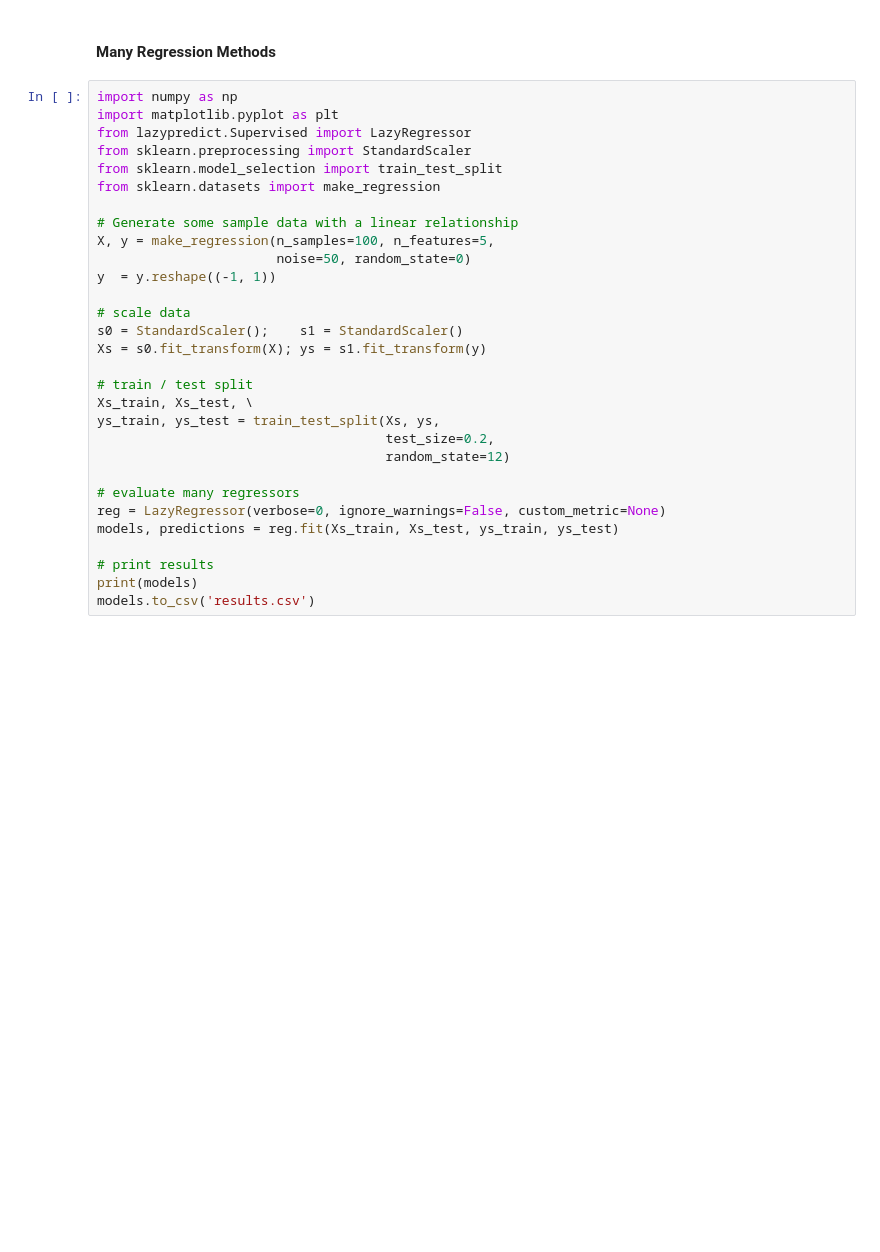
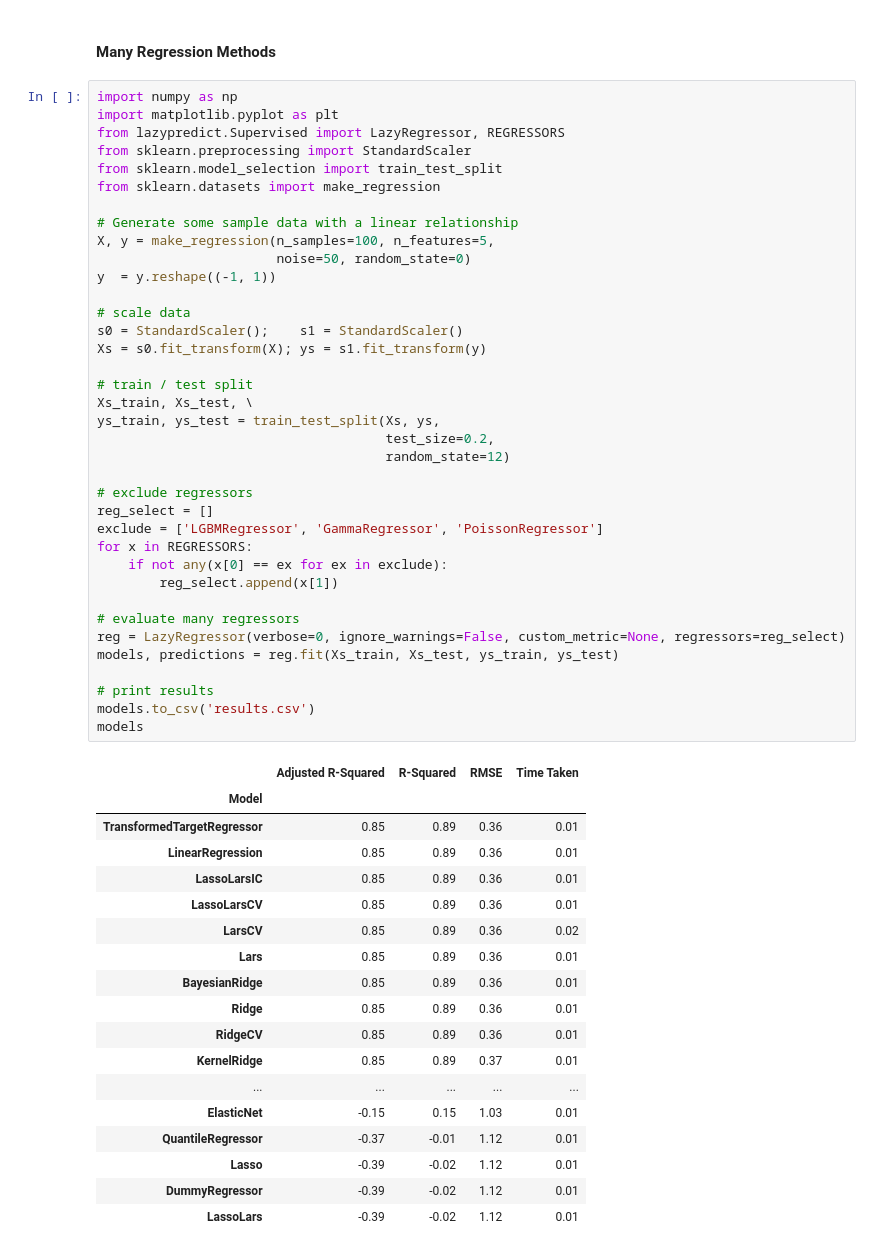
Before and after one commit to APMonitor/pds, a Jupyter notebook: Regression.ipynb, the cells around one changed output. Cells and saved outputs as stored; diff of their text form; blank space fills up the shorter version.

```diff
--- a/Regression.ipynb
+++ b/Regression.ipynb
@@ -99,30 +105,56 @@ plt.show()
 # %%
 import numpy as np
 import matplotlib.pyplot as plt
-from lazypredict.Supervised import LazyRegressor
+from lazypredict.Supervised import LazyRegressor, REGRESSORS
 from sklearn.preprocessing import StandardScaler
 from sklearn.model_selection import train_test_split
 from sklearn.datasets import make_regression
 
 # Generate some sample data with a linear relationship
 X, y = make_regression(n_samples=100, n_features=5,
                        noise=50, random_state=0)
 y  = y.reshape((-1, 1))
 
 # scale data
 s0 = StandardScaler();    s1 = StandardScaler()
 Xs = s0.fit_transform(X); ys = s1.fit_transform(y)
 
 # train / test split
 Xs_train, Xs_test, \
 ys_train, ys_test = train_test_split(Xs, ys,
                                      test_size=0.2,
                                      random_state=12)
 
+# exclude regressors
+reg_select = []
+exclude = ['LGBMRegressor', 'GammaRegressor', 'PoissonRegressor']
+for x in REGRESSORS:
+    if not any(x[0] == ex for ex in exclude):
+        reg_select.append(x[1])
+
 # evaluate many regressors
-reg = LazyRegressor(verbose=0, ignore_warnings=False, custom_metric=None)
+reg = LazyRegressor(verbose=0, ignore_warnings=False, custom_metric=None, regressors=reg_select)
 models, predictions = reg.fit(Xs_train, Xs_test, ys_train, ys_test)
 
 # print results
-print(models)
 models.to_csv('results.csv')
+models
+# %% [output]
+|  | Adjusted R-Squared | R-Squared | RMSE | Time Taken |
+| Model |  |  |  |  |
+| TransformedTargetRegressor | 0.85 | 0.89 | 0.36 | 0.01 |
+| LinearRegression | 0.85 | 0.89 | 0.36 | 0.01 |
+| LassoLarsIC | 0.85 | 0.89 | 0.36 | 0.01 |
+| LassoLarsCV | 0.85 | 0.89 | 0.36 | 0.01 |
+| LarsCV | 0.85 | 0.89 | 0.36 | 0.02 |
+| Lars | 0.85 | 0.89 | 0.36 | 0.01 |
+| BayesianRidge | 0.85 | 0.89 | 0.36 | 0.01 |
+| Ridge | 0.85 | 0.89 | 0.36 | 0.01 |
+| RidgeCV | 0.85 | 0.89 | 0.36 | 0.01 |
+| KernelRidge | 0.85 | 0.89 | 0.37 | 0.01 |
+| ... | ... | ... | ... | ... |
+| ElasticNet | -0.15 | 0.15 | 1.03 | 0.01 |
+| QuantileRegressor | -0.37 | -0.01 | 1.12 | 0.01 |
+| Lasso | -0.39 | -0.02 | 1.12 | 0.01 |
+| DummyRegressor | -0.39 | -0.02 | 1.12 | 0.01 |
+| LassoLars | -0.39 | -0.02 | 1.12 | 0.01 |
```
Also changed, not shown: parts of 3 cells of this notebook, 1 other file.
